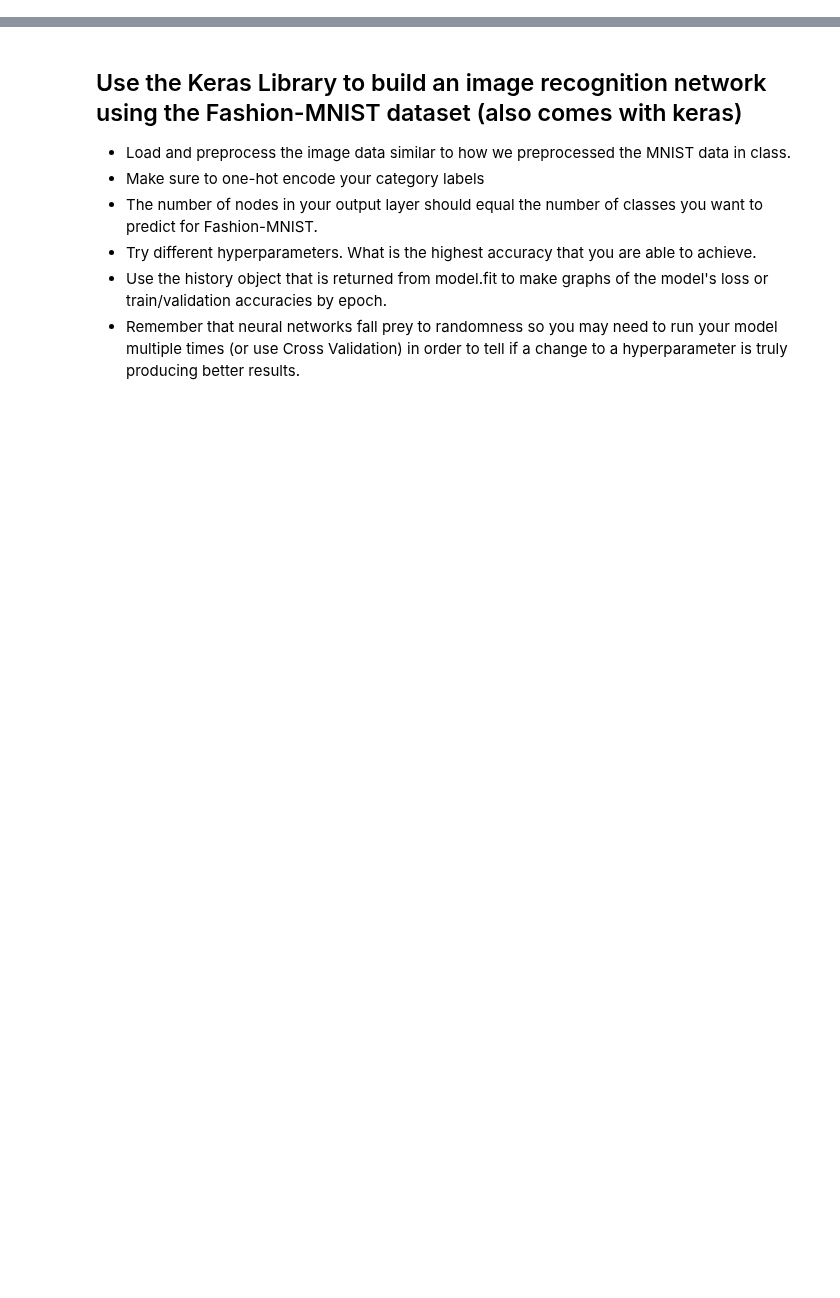
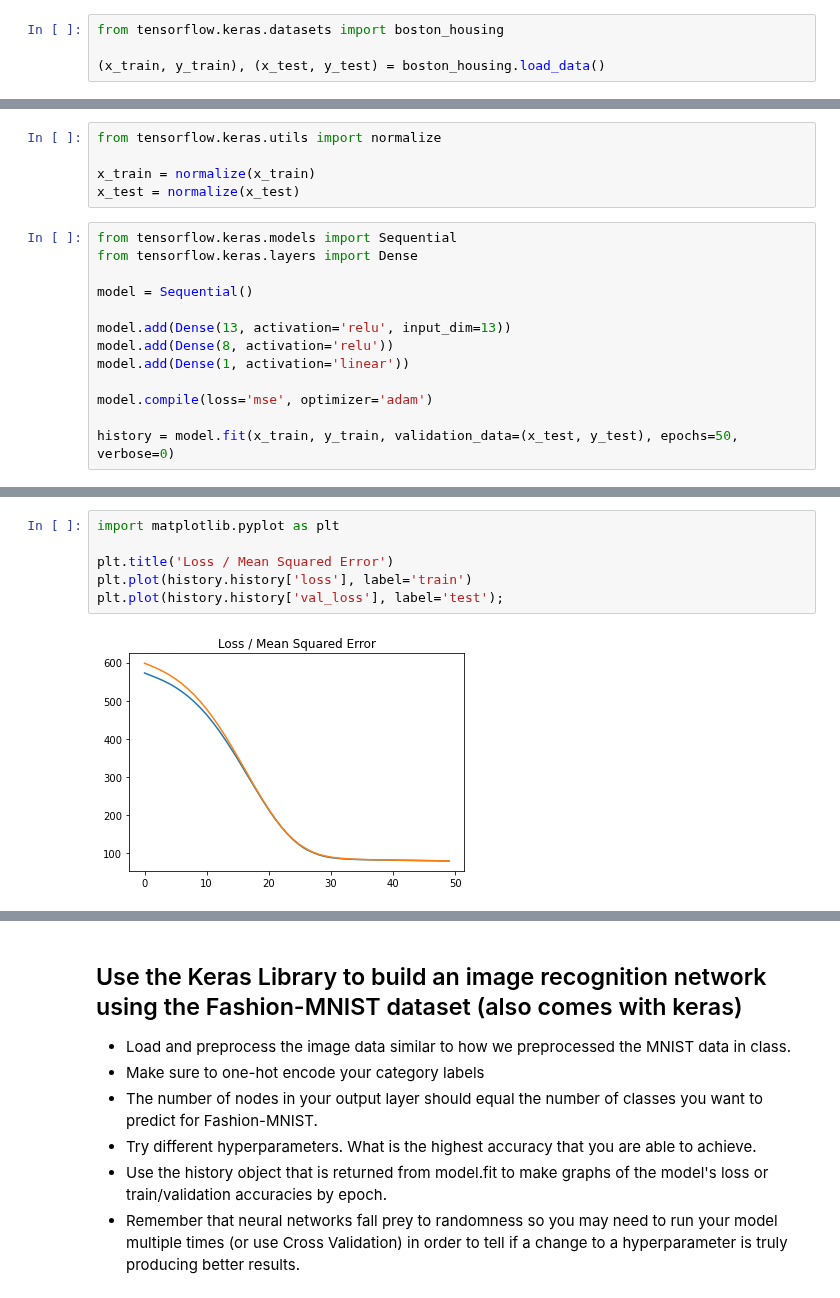
Before and after one commit to bloominstituteoftechnology/DS-Unit-4-Sprint-2-Neural-Networks, a Jupyter notebook: module3-Intro-to-Keras/LS_DS_423_Keras_Assignment.ipynb, the cells around one changed output, grey strips where cells are left out. Drawn from its saved outputs; the diff is of its cells as text; blank space fills up the shorter version.

```diff
--- a/module3-Intro-to-Keras/LS_DS_423_Keras_Assignment.ipynb
+++ b/module3-Intro-to-Keras/LS_DS_423_Keras_Assignment.ipynb
@@ -26,0 +23,4 @@ from tensorflow.keras.datasets import Boston
+# %%
+from tensorflow.keras.datasets import boston_housing
+
+(x_train, y_train), (x_test, y_test) = boston_housing.load_data()
@@ -26,0 +72,18 @@ from tensorflow.keras.datasets import Boston
+# %%
+from tensorflow.keras.utils import normalize
+
+x_train = normalize(x_train)
+x_test = normalize(x_test)
+# %%
+from tensorflow.keras.models import Sequential
+from tensorflow.keras.layers import Dense
+
+model = Sequential()
+
+model.add(Dense(13, activation='relu', input_dim=13))
+model.add(Dense(8, activation='relu'))
+model.add(Dense(1, activation='linear'))
+
+model.compile(loss='mse', optimizer='adam')
+
+history = model.fit(x_train, y_train, validation_data=(x_test, y_test), epochs=50, verbose=0)
@@ -26,0 +99,8 @@ from tensorflow.keras.datasets import Boston
+# %%
+import matplotlib.pyplot as plt
+
+plt.title('Loss / Mean Squared Error')
+plt.plot(history.history['loss'], label='train')
+plt.plot(history.history['val_loss'], label='test');
+# %% [output]
+[figure, added]
```
Also changed, not shown: parts of 19 cells of this notebook.
